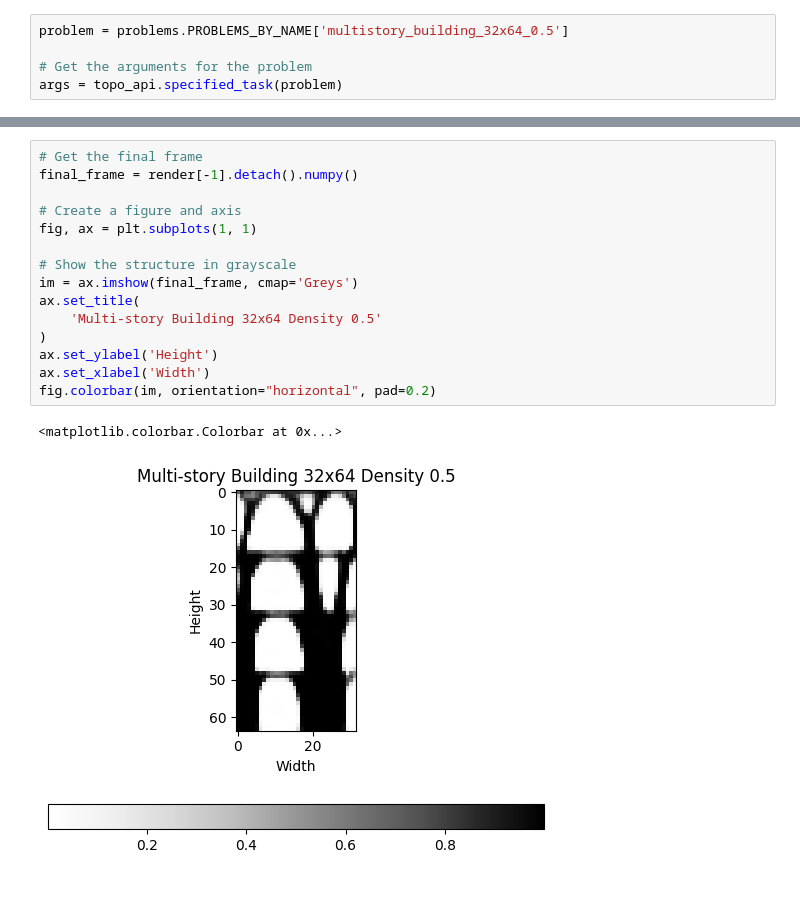
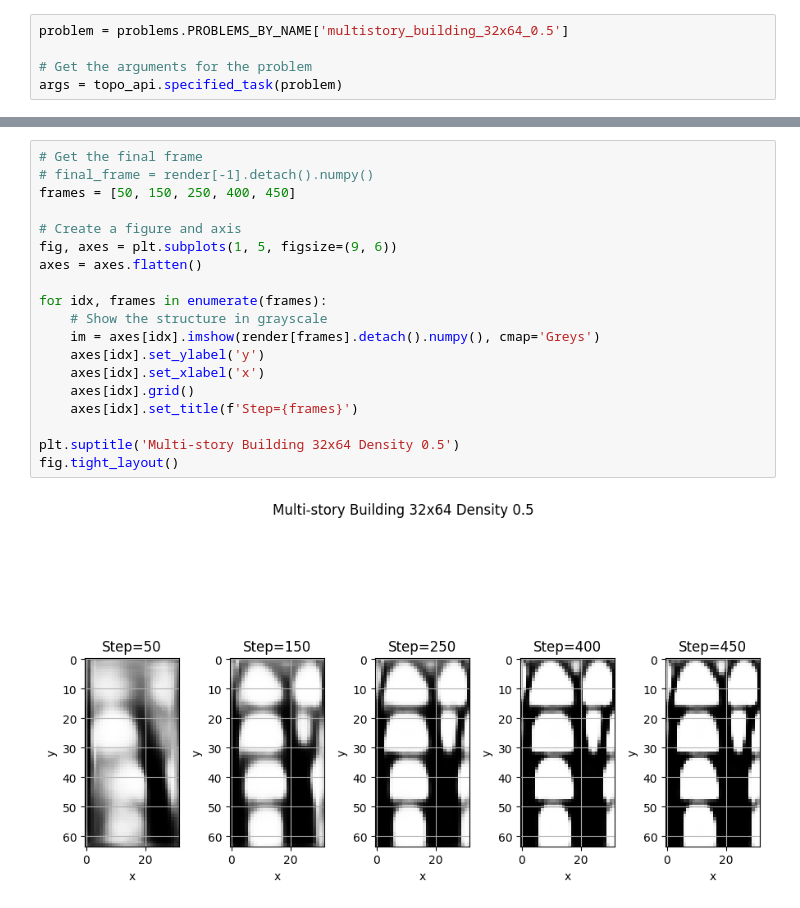
Before and after one commit to sun-umn/NCVX-Neural-Structural-Optimization, a Jupyter notebook: notebooks/Structural Optimization - CNN 🕋.ipynb, the cells around one changed output, grey strips where cells are left out. Cells and saved outputs as stored; diff of their text form.

Commit message:
adding more images

```diff
--- a/notebooks/Structural Optimization - CNN 🕋.ipynb
+++ b/notebooks/Structural Optimization - CNN 🕋.ipynb
@@ -264,22 +264,25 @@ Compliance loss = 35.84105546410124 / Iteration=480
 Compliance loss = 35.77523211010869 / Iteration=490
 # %%
 # Get the final frame
-final_frame = render[-1].detach().numpy()
+# final_frame = render[-1].detach().numpy()
+frames = [50, 150, 250, 400, 450]
 
 # Create a figure and axis
-fig, ax = plt.subplots(1, 1)
+fig, axes = plt.subplots(1, 5, figsize=(9, 6))
+axes = axes.flatten()
 
-# Show the structure in grayscale
-im = ax.imshow(final_frame, cmap='Greys')
-ax.set_title(
-    'Multi-story Building 32x64 Density 0.5'
-)
-ax.set_ylabel('Height')
-ax.set_xlabel('Width')
-fig.colorbar(im, orientation="horizontal", pad=0.2)
+for idx, frames in enumerate(frames):
+    # Show the structure in grayscale
+    im = axes[idx].imshow(render[frames].detach().numpy(), cmap='Greys')
+    axes[idx].set_ylabel('y')
+    axes[idx].set_xlabel('x')
+    axes[idx].grid()
+    axes[idx].set_title(f'Step={frames}')
+
+plt.suptitle('Multi-story Building 32x64 Density 0.5')
+fig.tight_layout()
 # %% [output]
-<matplotlib.colorbar.Colorbar at 0x...>
-[figure, old version]
+[figure, new version]
 # %%
 losses = pd.Series(losses)
 ax = losses.plot(figsize=(7, 2), marker='*')
```
Also changed, not shown: parts of 1 cell of this notebook.
